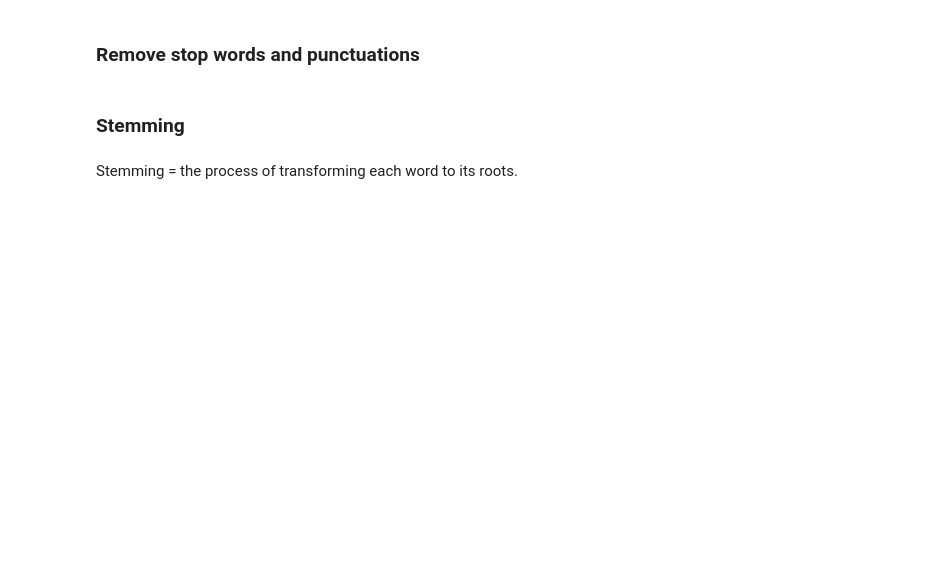
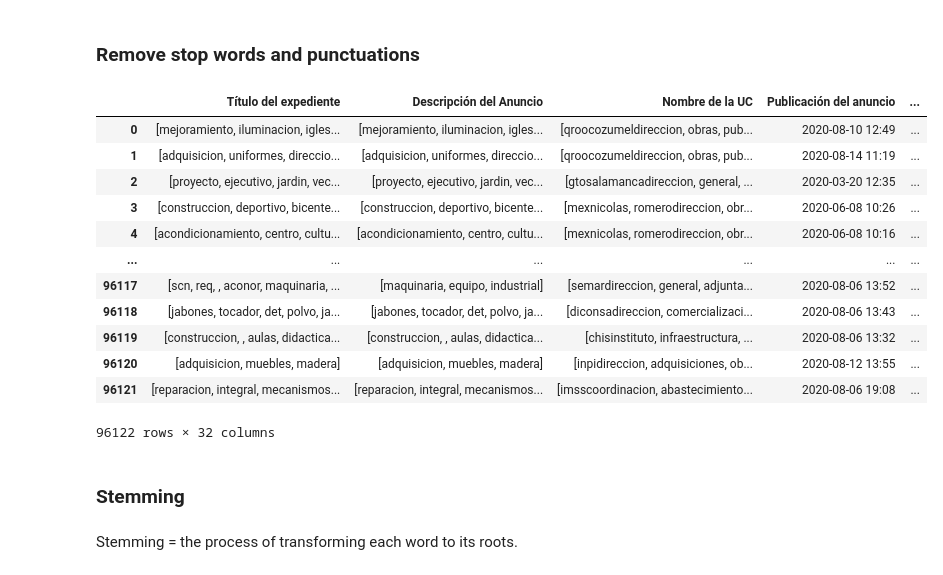
Before and after one commit to ML-Group-Col/Exped_Visualizations, a Jupyter notebook: assignment4_1.ipynb, the cells around one changed output. Drawn from its saved outputs; the diff is of its cells as text; code cells hidden in the pictures; blank space fills up the shorter version.

Commit message:
cleaning

```diff
--- a/assignment4_1.ipynb
+++ b/assignment4_1.ipynb
@@ -311,7 +423,25 @@ def clean_token(column):
 # %%
 df_new['Título del expediente'] = df_new['Título del expediente'].apply(clean_token)
 # %%
-df_new['Descripción del Anuncio'] = df_new['Descripción del Anuncio'].apply(clean_token).apply(clean_token).apply(clean_token)
+df_new['Descripción del Anuncio'] = df_new['Descripción del Anuncio'].apply(clean_token)
+# %%
+df_new['Nombre de la UC'] = df_new['Nombre de la UC'].apply(clean_token)
+# %%
+df_new
+# %% [output]
+|  | Título del expediente | Descripción del Anuncio | Nombre de la UC | Publicación del anuncio | ... |
+| 0 | [mejoramiento, iluminacion, igles... | [mejoramiento, iluminacion, igles... | [qroocozumeldireccion, obras, pub... | 2020-08-10 12:49 | ... |
+| 1 | [adquisicion, uniformes, direccio... | [adquisicion, uniformes, direccio... | [qroocozumeldireccion, obras, pub... | 2020-08-14 11:19 | ... |
+| 2 | [proyecto, ejecutivo, jardin, vec... | [proyecto, ejecutivo, jardin, vec... | [gtosalamancadireccion, general, ... | 2020-03-20 12:35 | ... |
+| 3 | [construccion, deportivo, bicente... | [construccion, deportivo, bicente... | [mexnicolas, romerodireccion, obr... | 2020-06-08 10:26 | ... |
+| 4 | [acondicionamiento, centro, cultu... | [acondicionamiento, centro, cultu... | [mexnicolas, romerodireccion, obr... | 2020-06-08 10:16 | ... |
+| ... | ... | ... | ... | ... | ... |
+| 96117 | [scn, req, , aconor, maquinaria, ... | [maquinaria, equipo, industrial] | [semardireccion, general, adjunta... | 2020-08-06 13:52 | ... |
+| 96118 | [jabones, tocador, det, polvo, ja... | [jabones, tocador, det, polvo, ja... | [diconsadireccion, comercializaci... | 2020-08-06 13:43 | ... |
+| 96119 | [construccion, , aulas, didactica... | [construccion, , aulas, didactica... | [chisinstituto, infraestructura, ... | 2020-08-06 13:32 | ... |
+| 96120 | [adquisicion, muebles, madera] | [adquisicion, muebles, madera] | [inpidireccion, adquisiciones, ob... | 2020-08-12 13:55 | ... |
+| 96121 | [reparacion, integral, mecanismos... | [reparacion, integral, mecanismos... | [imsscoordinacion, abastecimiento... | 2020-08-06 19:08 | ... |
+96122 rows × 32 columns
 # %% [markdown]
 ### Stemming
 # %%
```
Also changed, not shown: parts of 48 cells of this notebook, 2 other files.
